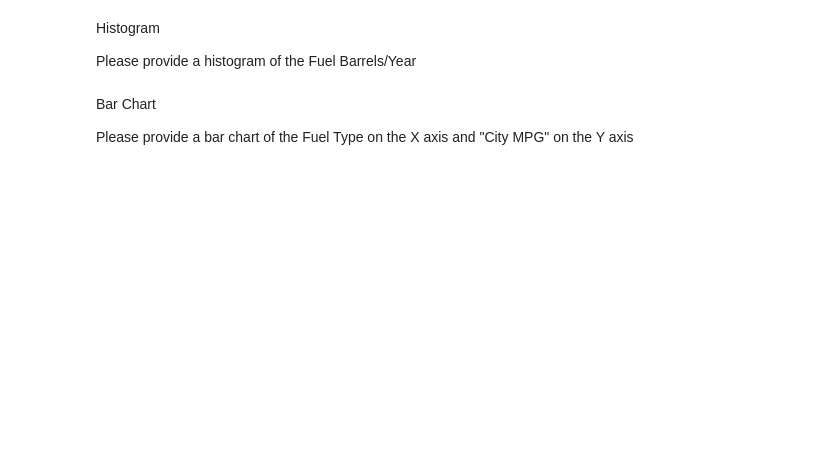
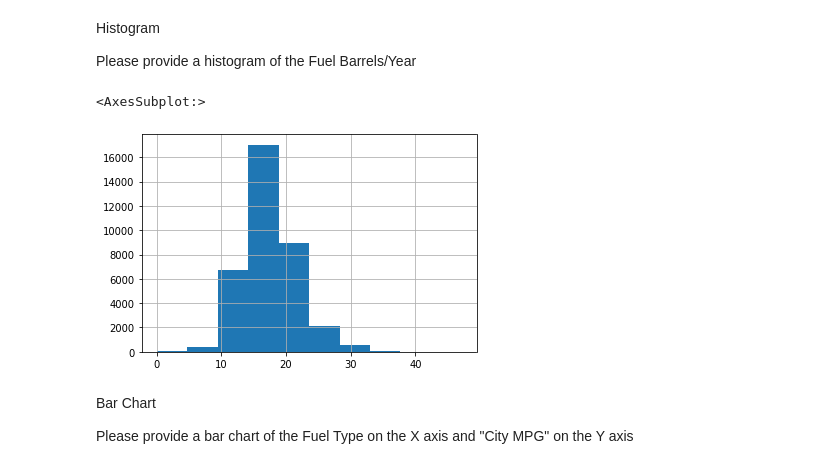
Before and after one commit to PaulaNuno/datamad0820, a Jupyter notebook: module-2/lab-matplotlib-seaborn/your-code/challenge-1.ipynb, the cells around one changed output. Cells and saved outputs as stored; diff of their text form; code cells hidden in the pictures; blank space fills up the shorter version.

```diff
--- a/module-2/lab-matplotlib-seaborn/your-code/challenge-1.ipynb
+++ b/module-2/lab-matplotlib-seaborn/your-code/challenge-1.ipynb
@@ -129,6 +144,11 @@ Histogram
 Please provide a histogram of the Fuel Barrels/Year
 # %%
 # your code here
+
+df["Fuel Barrels/Year"].hist(bins =10)
+# %% [output]
+<AxesSubplot:>
+[figure, added]
 # %% [markdown]
 Bar Chart
 
```
Also changed, not shown: parts of 6 cells of this notebook, 2 other files.
